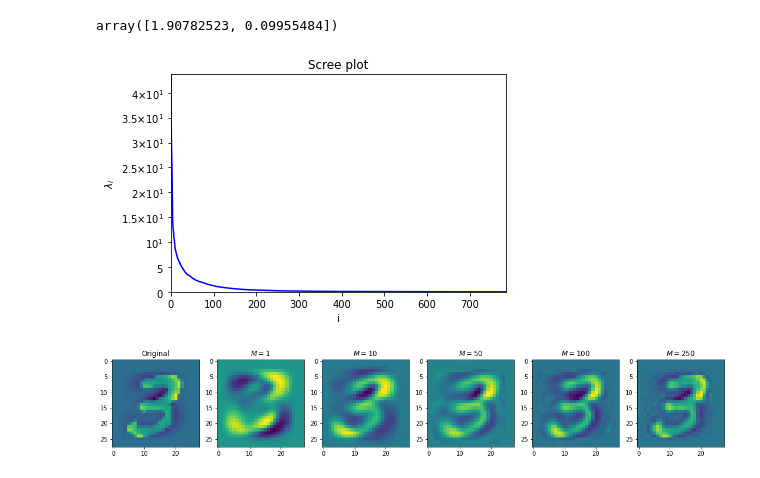
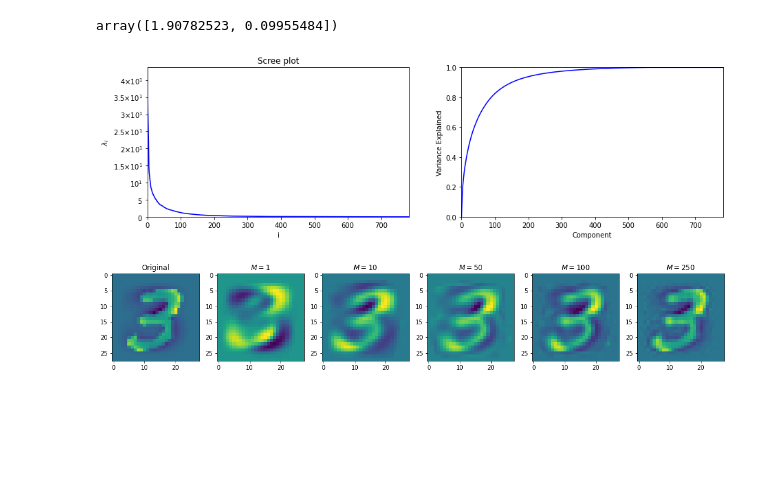
Before and after one commit to msarrias/unsupervised-learning-algorithms, a Jupyter notebook: test-cases.ipynb, the cells around one changed output. Cells and saved outputs as stored; diff of their text form; code cells hidden in the pictures; blank space fills up the shorter version.

Commit message:
fixed scree plot

```diff
--- a/test-cases.ipynb
+++ b/test-cases.ipynb
@@ -131,11 +131,10 @@ set_images3 = x_train[np.where(y_train==3)]
 standard_set_images3 = pca.standardize_images_channel_wise(set_images3, 1e-10)
 pca_set_3 = pca(M=28*28)
 pca_set_3.fit_pca(standard_set_images3)
-# %%
-#Selecting a good value of M
-pca_set_3.plot_eigenspectrum()
-# %% [output]
-[figure, removed]
+# %%
+pca_set_3.scree_plot_and_var_plot()
+# %% [output]
+[figure, added]
 # %%
 #Data Reconstruction
 M = [1,10,50,100, 250]
```
Also changed, not shown: parts of 1 cell of this notebook, 1 other file.
